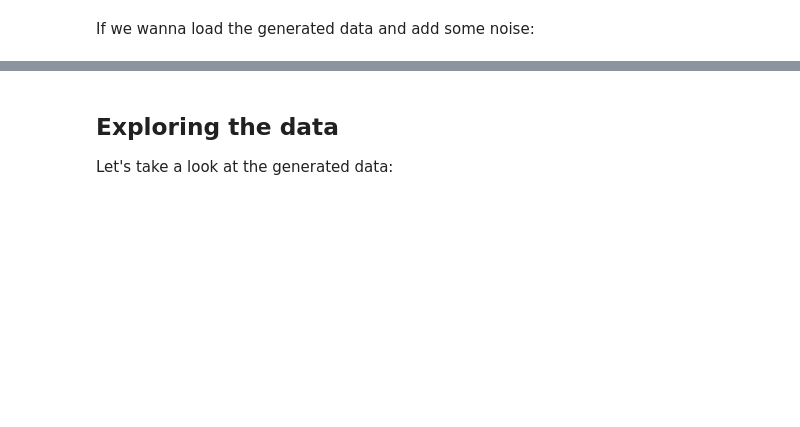
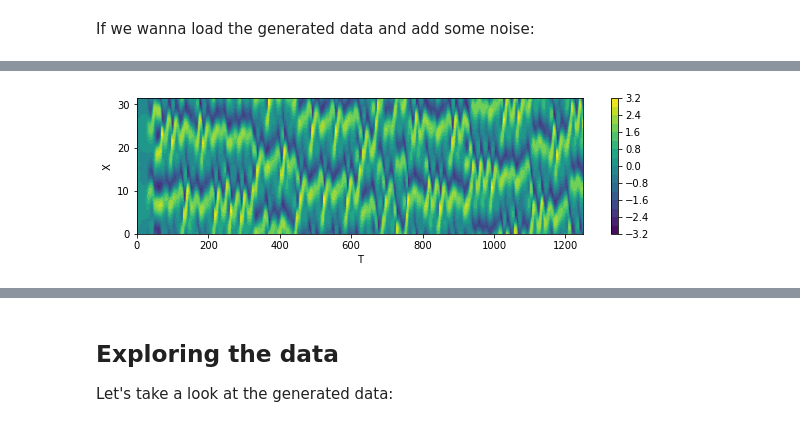
Before and after one commit to calladogt/Deep-learning-to-the-modeling-of-chaotic-dynamics-systems, a Jupyter notebook: Simulators/ks-simulator/Data generator.ipynb, the cells around one changed output, grey strips where cells are left out. Drawn from its saved outputs; the diff is of its cells as text; code cells hidden in the pictures; blank space fills up the shorter version.

```diff
--- a/Simulators/ks-simulator/Data generator.ipynb
+++ b/Simulators/ks-simulator/Data generator.ipynb
@@ -146,8 +147,8 @@ def evolutionstat(state_history):
 
 Set the main paramaters of the simulation
 # %%
-final_time = 10750 # the total time of the simulation
-dt = 0.05 # the time step
+final_time = 1000 # the total time of the simulation
+dt = 0.25 # the time step
 length = 22 # the "physical" length of the domaine. pay attention cuz this value will determine if the system is regular or chaotic
 sample_points = 64 # the number of sample points on this length. It will be the size of the input in our system
 # %% [markdown]
@@ -256,0 +280,11 @@ for i in range(4):
+# %%
+final_time = 10000 # the total time of the simulation
+dt = 0.25 # the time step
+length = 22 # the "physical" length of the domaine. pay attention cuz this value will determine if the system is regular or chaotic
+sample_points = 64 # the number of sample points on this length. It will be the size of the input in our system
+#noise = np.random.normal(0, 0.01, sample_points)
+#state_history, time_counter, position_x = generatingdata(noise, length,sample_points,dt,final_time)
+#visualizing the solution of KS equation
+drawKS(state_history, position_x, time_counter,0,5000,10,4)
+# %% [output]
+[figure, added]
```
Also changed, not shown: parts of 42 cells of this notebook, 21 other files.
